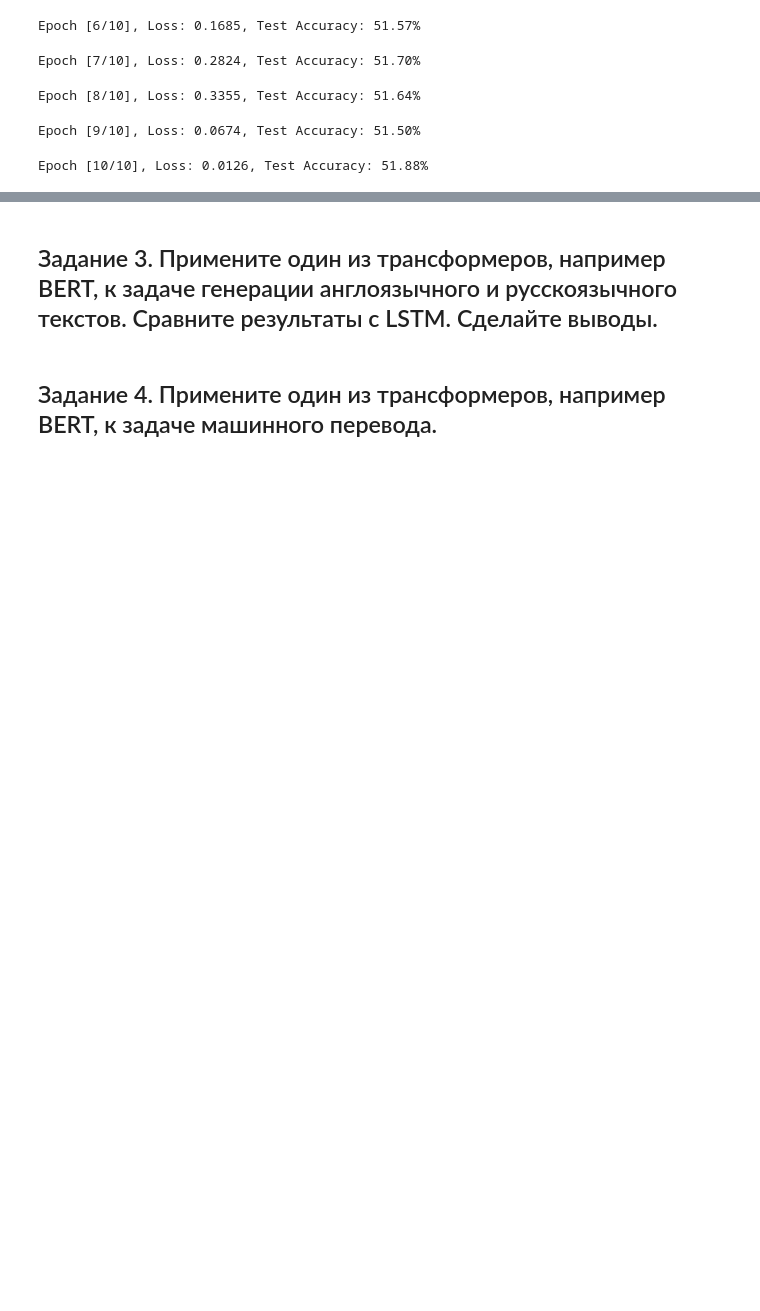
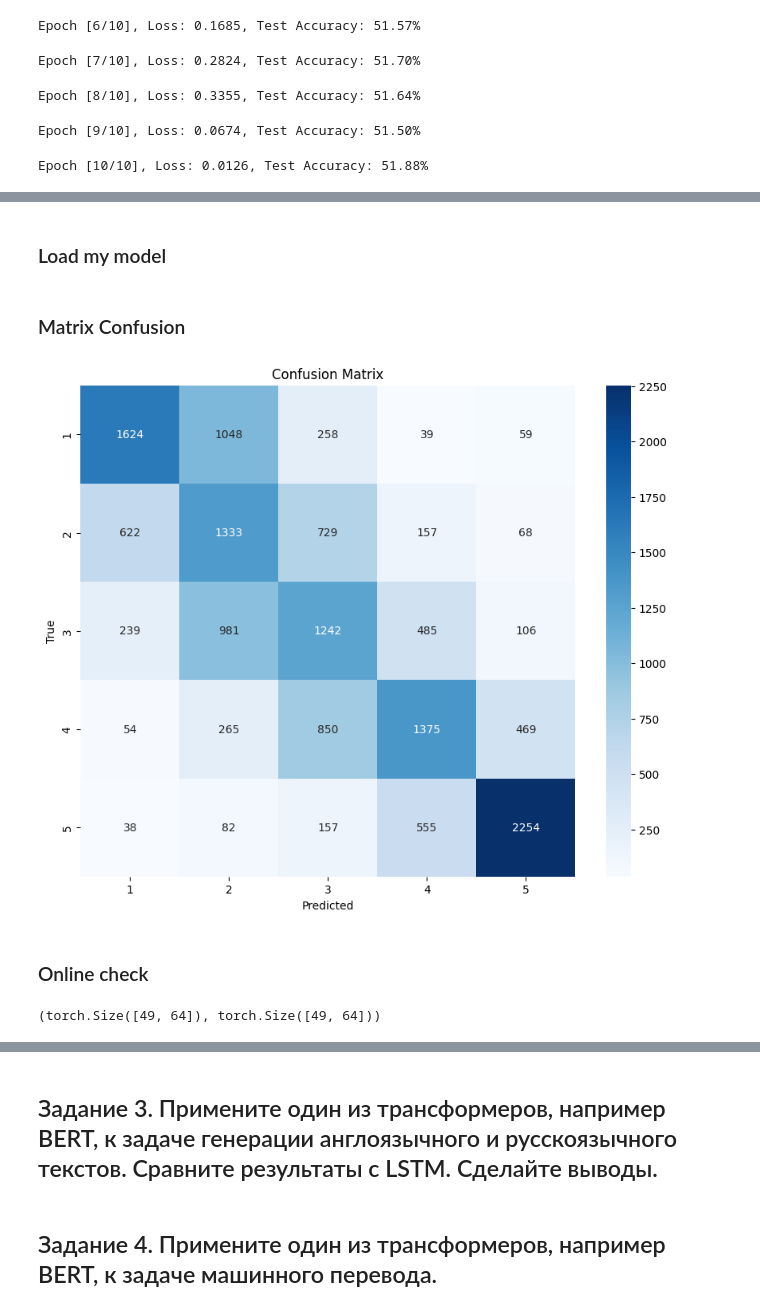
Before and after one commit to anpilove/NLP-FU, a Jupyter notebook: Lab5/Lab5_attention.ipynb, the cells around one changed output, grey strips where cells are left out. Saved outputs shown, nothing was run; the diff lists cells and outputs as text; code cells hidden in the pictures; blank space fills up the shorter version.

```diff
--- a/Lab5/Lab5_attention.ipynb
+++ b/Lab5/Lab5_attention.ipynb
@@ -707,0 +507,55 @@ def train(model, optimizer, criterion, n_epochs, train_loader, test_loader):
+# %% [markdown]
+### Load my model
+# %%
+bert_model = BertForSequenceClassification.from_pretrained("/content/drive/MyDrive/NLP_FU/bertreviews24dec").to(device)
+# %% [markdown]
+### Matrix Confusion
+# %%
+bert_model.eval()
+true_labels = []
+predicted_labels = []
+
+with torch.no_grad():
+    for batch in tqdm(test_data_loader):
+        input_ids = batch["input_ids"].to(device)
+        attention_mask = batch["attention_mask"].to(device)
+        labels = batch["labels"].to(device)
+        outputs = bert_model(input_ids,
+                          token_type_ids=None,
+                          attention_mask=attention_mask)
+
+        logits = outputs.logits
+        predicted = torch.argmax(logits, dim=1)
+
+
+
+
+
+        # Move logits and labels to CPU
+        predicted = predicted.detach().cpu().numpy()
+        labels = labels.to('cpu').numpy()
+
+        predicted_labels.extend(predicted + 1)
+        true_labels.extend(labels + 1)
+
+
+        # # Calculate the accuracy for this batch of test sentences, and
+        # # accumulate it over all batches.
+        # total_eval_accuracy += flat_accuracy(logits, label_ids)
+
+confusion = confusion_matrix(true_labels, predicted_labels)
+
+plt.figure(figsize=(10, 8))
+sns.heatmap(confusion, annot=True, fmt="d", cmap="Blues", xticklabels=[1,2,3,4,5], yticklabels=[1,2,3,4,5])
+plt.xlabel("Predicted")
+plt.ylabel("True")
+plt.title("Confusion Matrix")
+plt.show()
+# %% [output]
+[figure, added]
+# %% [markdown]
+### Online check
+# %%
+batch["input_ids"].shape, batch["attention_mask"].shape
+# %% [output]
+(torch.Size([49, 64]), torch.Size([49, 64]))
```
Also changed, not shown: parts of 15 cells of this notebook.
